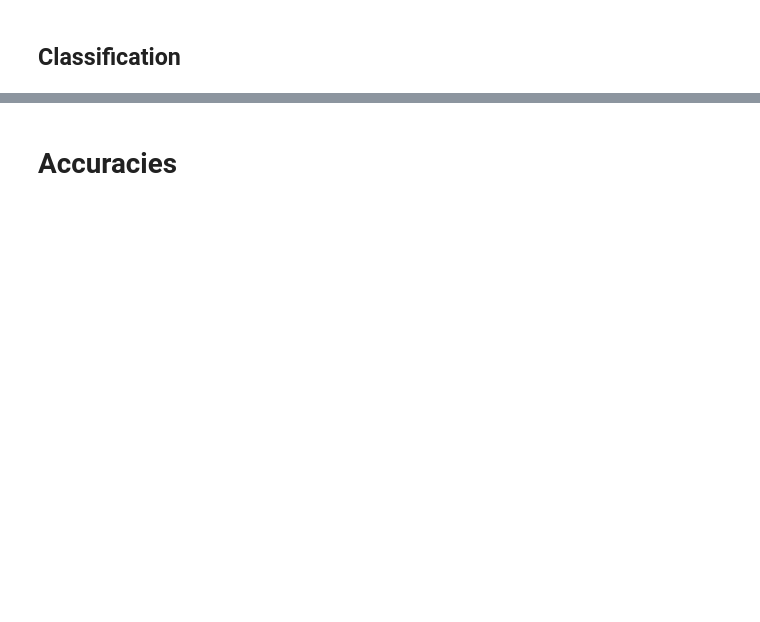
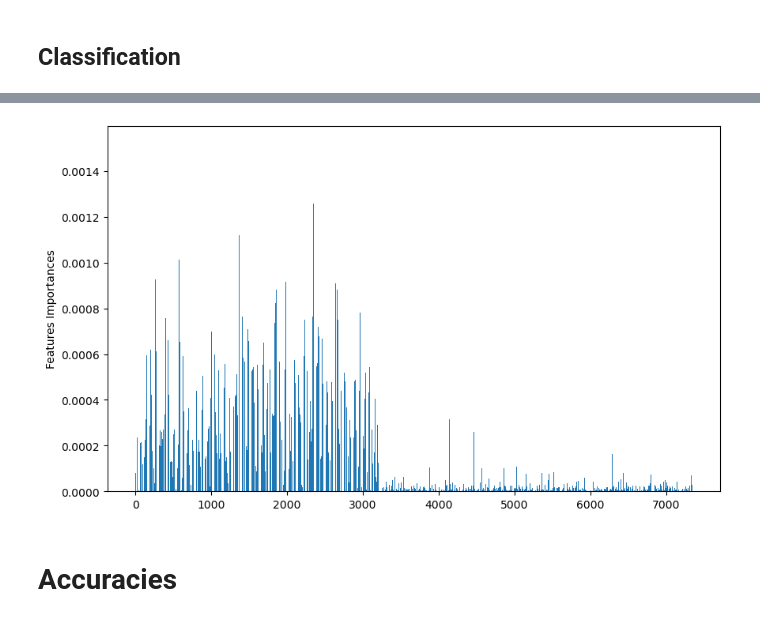
Before and after one commit to matteodegobbi/InsectClassification, a Jupyter notebook: alternative_output_selection.ipynb, the cells around one changed output, grey strips where cells are left out. Saved outputs shown, nothing was run; the diff lists cells and outputs as text; code cells hidden in the pictures; blank space fills up the shorter version.

```diff
--- a/alternative_output_selection.ipynb
+++ b/alternative_output_selection.ipynb
@@ -83,3 +92,12 @@ array([1.28482548e-04, 2.37539937e-04, 1.05121056e-04, ...,
+# %%
+feature_names = [f'Feature {i+1}' for i in range(complete_train_features.shape[1])]
+
+plt.figure(figsize=(10, 6))
+plt.bar(range(len(feature_importances)), feature_importances, align='center')
+plt.ylabel('Features Importances')
+plt.show()
+# %% [output]
+[figure, added]
 # %% [markdown]
 # Accuracies
 # %%
```
Also changed, not shown: parts of 17 cells of this notebook.
